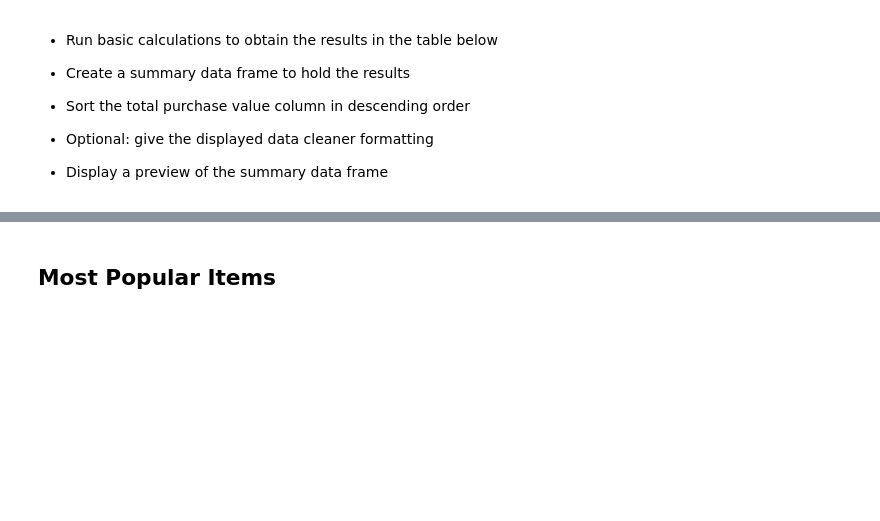
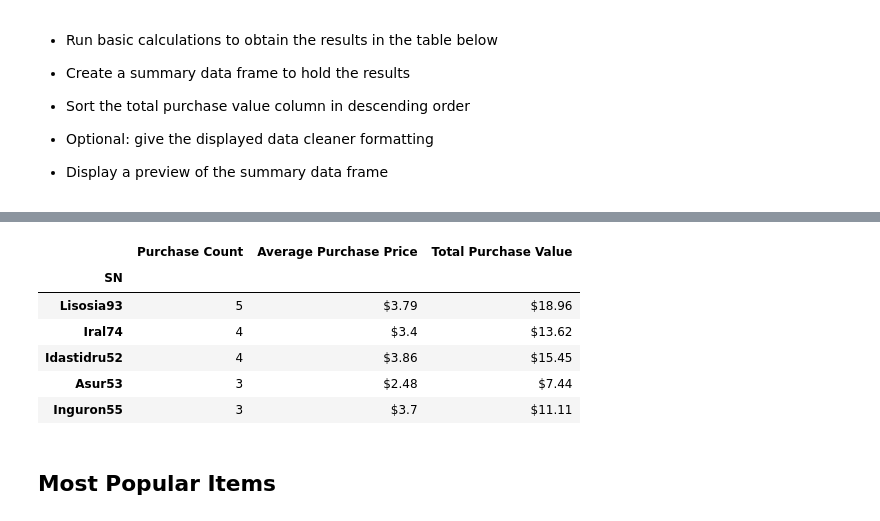
Before and after one commit to mtbulut/Pandas-Challenge-1, a Jupyter notebook: HeroesOfPymoli/HeroesOfPymoli_starter.ipynb, the cells around one changed output, grey strips where cells are left out. Saved outputs shown, nothing was run; the diff lists cells and outputs as text; code cells hidden in the pictures; blank space fills up the shorter version.

Commit message:
Identify top 5 spenders. Convert price columns used to dollars.

```diff
--- a/HeroesOfPymoli/HeroesOfPymoli_starter.ipynb
+++ b/HeroesOfPymoli/HeroesOfPymoli_starter.ipynb
@@ -244,3 +236,19 @@ ages[['Purchase Count','Average Purchase Price','Total Purchase Value','Avg Tota
+# %%
+people_df['Average Purchase Price'] = people_df['Total Purchase Value']/people_df['Purchase Count']
+
+convert = ['Average Purchase Price','Total Purchase Value']
+for e in convert:
+    people_df[e] = people_df[e].apply(dollars)
+
+people_df.sort_values('Purchase Count',ascending=False).head()[['Purchase Count','Average Purchase Price','Total Purchase Value']]
+# %% [output]
+|  | Purchase Count | Average Purchase Price | Total Purchase Value |
+| SN |  |  |  |
+| Lisosia93 | 5 | $3.79 | $18.96 |
+| Iral74 | 4 | $3.4 | $13.62 |
+| Idastidru52 | 4 | $3.86 | $15.45 |
+| Asur53 | 3 | $2.48 | $7.44 |
+| Inguron55 | 3 | $3.7 | $11.11 |
 # %% [markdown]
 ## Most Popular Items
 # %% [markdown]
```
Also changed, not shown: parts of 2 cells of this notebook.
